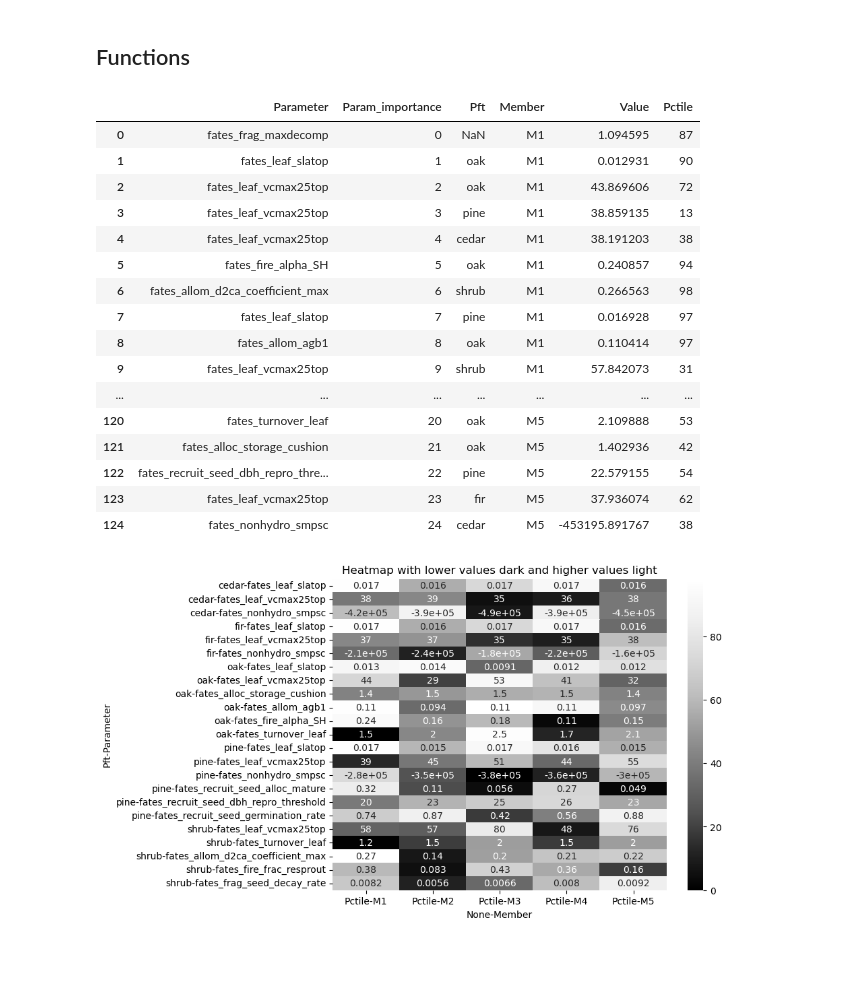
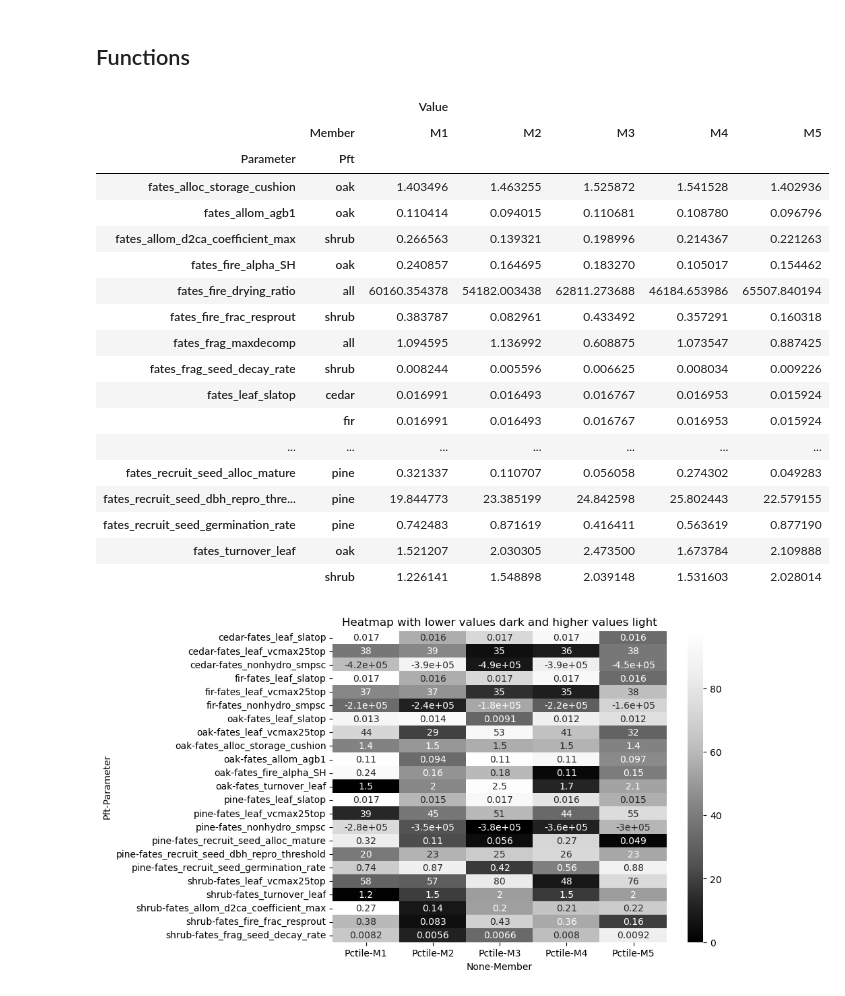
Before and after one commit to adamhb/california-fates, a Jupyter notebook: notebooks/get_var_percentiles.ipynb, the cells around one changed output. Drawn from its saved outputs; the diff is of its cells as text; code cells hidden in the pictures; blank space fills up the shorter version.

```diff
--- a/notebooks/get_var_percentiles.ipynb
+++ b/notebooks/get_var_percentiles.ipynb
@@ -146,32 +146,35 @@ for i,inst in enumerate(param_sets):
 pct_df = pct_df.reset_index().drop('index',axis = 1)
 pct_df['Pft'] = pct_df['Pft'].map(pft_map)
 pct_df['Member'] = pct_df['Member'].map(ensemble_name_map)
+pct_df = pct_df.fillna("all")
-# %%
-pct_df.fillna("all
-# %% [output]
-|  | Parameter | Param_importance | Pft | Member | Value | Pctile |
-| 0 | fates_frag_maxdecomp | 0 | NaN | M1 | 1.094595 | 87 |
-| 1 | fates_leaf_slatop | 1 | oak | M1 | 0.012931 | 90 |
-| 2 | fates_leaf_vcmax25top | 2 | oak | M1 | 43.869606 | 72 |
-| 3 | fates_leaf_vcmax25top | 3 | pine | M1 | 38.859135 | 13 |
-| 4 | fates_leaf_vcmax25top | 4 | cedar | M1 | 38.191203 | 38 |
-| 5 | fates_fire_alpha_SH | 5 | oak | M1 | 0.240857 | 94 |
-| 6 | fates_allom_d2ca_coefficient_max | 6 | shrub | M1 | 0.266563 | 98 |
-| 7 | fates_leaf_slatop | 7 | pine | M1 | 0.016928 | 97 |
-| 8 | fates_allom_agb1 | 8 | oak | M1 | 0.110414 | 97 |
-| 9 | fates_leaf_vcmax25top | 9 | shrub | M1 | 57.842073 | 31 |
-| ... | ... | ... | ... | ... | ... | ... |
-| 120 | fates_turnover_leaf | 20 | oak | M5 | 2.109888 | 53 |
-| 121 | fates_alloc_storage_cushion | 21 | oak | M5 | 1.402936 | 42 |
-| 122 | fates_recruit_seed_dbh_repro_thre... | 22 | pine | M5 | 22.579155 | 54 |
-| 123 | fates_leaf_vcmax25top | 23 | fir | M5 | 37.936074 | 62 |
-| 124 | fates_nonhydro_smpsc | 24 | cedar | M5 | -453195.891767 | 38 |
 # %%
 df_piv_pct = pct_df.pivot_table(index=['Parameter','Pft'], columns='Member', values=['Pctile'], aggfunc='first')
 df_piv_val = pct_df.pivot_table(index=['Parameter','Pft'], columns='Member', values=['Value'], aggfunc='first')
 # %%
 df_piv_val.to_csv('/glade/u/home/adamhb/california-fates/validated_parameter_sets/validated_members_param_val_comparison.csv')
 df_piv_pct.to_csv('/glade/u/home/adamhb/california-fates/validated_parameter_sets/validated_members_param_pctile_comparison.csv')
+# %%
+df_piv_val
+# %% [output]
+|  |  | Value |  |  |  |  |
+|  | Member | M1 | M2 | M3 | M4 | M5 |
+| Parameter | Pft |  |  |  |  |  |
+| fates_alloc_storage_cushion | oak | 1.403496 | 1.463255 | 1.525872 | 1.541528 | 1.402936 |
+| fates_allom_agb1 | oak | 0.110414 | 0.094015 | 0.110681 | 0.108780 | 0.096796 |
+| fates_allom_d2ca_coefficient_max | shrub | 0.266563 | 0.139321 | 0.198996 | 0.214367 | 0.221263 |
+| fates_fire_alpha_SH | oak | 0.240857 | 0.164695 | 0.183270 | 0.105017 | 0.154462 |
+| fates_fire_drying_ratio | all | 60160.354378 | 54182.003438 | 62811.273688 | 46184.653986 | 65507.840194 |
+| fates_fire_frac_resprout | shrub | 0.383787 | 0.082961 | 0.433492 | 0.357291 | 0.160318 |
+| fates_frag_maxdecomp | all | 1.094595 | 1.136992 | 0.608875 | 1.073547 | 0.887425 |
+| fates_frag_seed_decay_rate | shrub | 0.008244 | 0.005596 | 0.006625 | 0.008034 | 0.009226 |
+| fates_leaf_slatop | cedar | 0.016991 | 0.016493 | 0.016767 | 0.016953 | 0.015924 |
+|  | fir | 0.016991 | 0.016493 | 0.016767 | 0.016953 | 0.015924 |
+| ... | ... | ... | ... | ... | ... | ... |
+| fates_recruit_seed_alloc_mature | pine | 0.321337 | 0.110707 | 0.056058 | 0.274302 | 0.049283 |
+| fates_recruit_seed_dbh_repro_thre... | pine | 19.844773 | 23.385199 | 24.842598 | 25.802443 | 22.579155 |
+| fates_recruit_seed_germination_rate | pine | 0.742483 | 0.871619 | 0.416411 | 0.563619 | 0.877190 |
+| fates_turnover_leaf | oak | 1.521207 | 2.030305 | 2.473500 | 1.673784 | 2.109888 |
+|  | shrub | 1.226141 | 1.548898 | 2.039148 | 1.531603 | 2.028014 |
 # %%
 plt.figure(figsize=(8, 6))
 sns.heatmap(df_piv_pct, cmap='Greys_r', annot=df_piv_val,)
```
Also changed, not shown: 4 other files.
